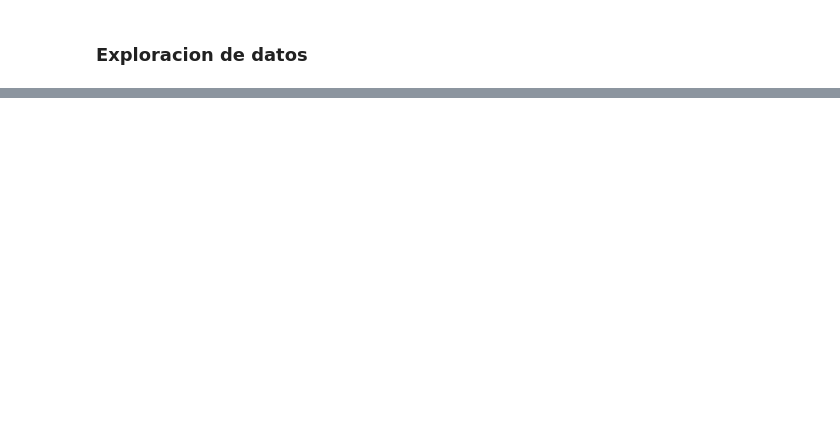
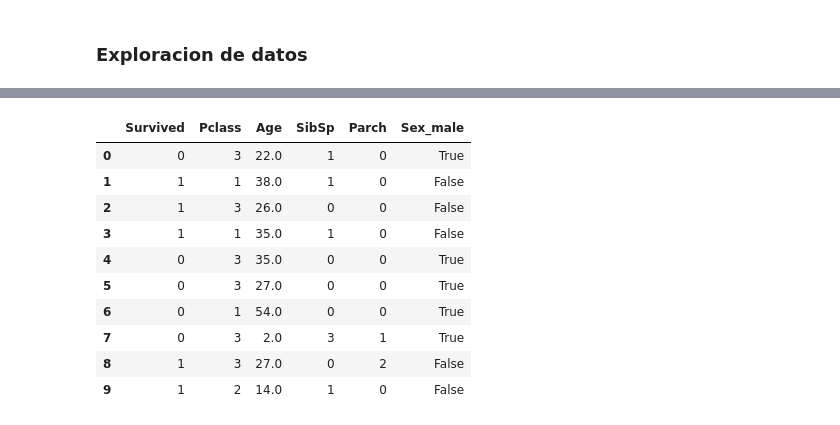
Before and after one commit to oscardbocanegra/learning_platzi, a Jupyter notebook: dataScientistPython/arbol_decision_sklearn/arbol_decision.ipynb, the cells around one changed output, grey strips where cells are left out. Cells and saved outputs as stored; diff of their text form; code cells hidden in the pictures; blank space fills up the shorter version.

```diff
--- a/dataScientistPython/arbol_decision_sklearn/arbol_decision.ipynb
+++ b/dataScientistPython/arbol_decision_sklearn/arbol_decision.ipynb
@@ -21,0 +56,15 @@ titanic.head(10)
+# %%
+titanic = pd.get_dummies(titanic, columns = ["Sex"], drop_first=True)
+titanic.head(10)
+# %% [output]
+|  | Survived | Pclass | Age | SibSp | Parch | Sex_male |
+| 0 | 0 | 3 | 22.0 | 1 | 0 | True |
+| 1 | 1 | 1 | 38.0 | 1 | 0 | False |
+| 2 | 1 | 3 | 26.0 | 0 | 0 | False |
+| 3 | 1 | 1 | 35.0 | 1 | 0 | False |
+| 4 | 0 | 3 | 35.0 | 0 | 0 | True |
+| 5 | 0 | 3 | 27.0 | 0 | 0 | True |
+| 6 | 0 | 1 | 54.0 | 0 | 0 | True |
+| 7 | 0 | 3 | 2.0 | 3 | 1 | True |
+| 8 | 1 | 3 | 27.0 | 0 | 2 | False |
+| 9 | 1 | 2 | 14.0 | 1 | 0 | False |
```
Also changed, not shown: parts of 15 cells of this notebook.
